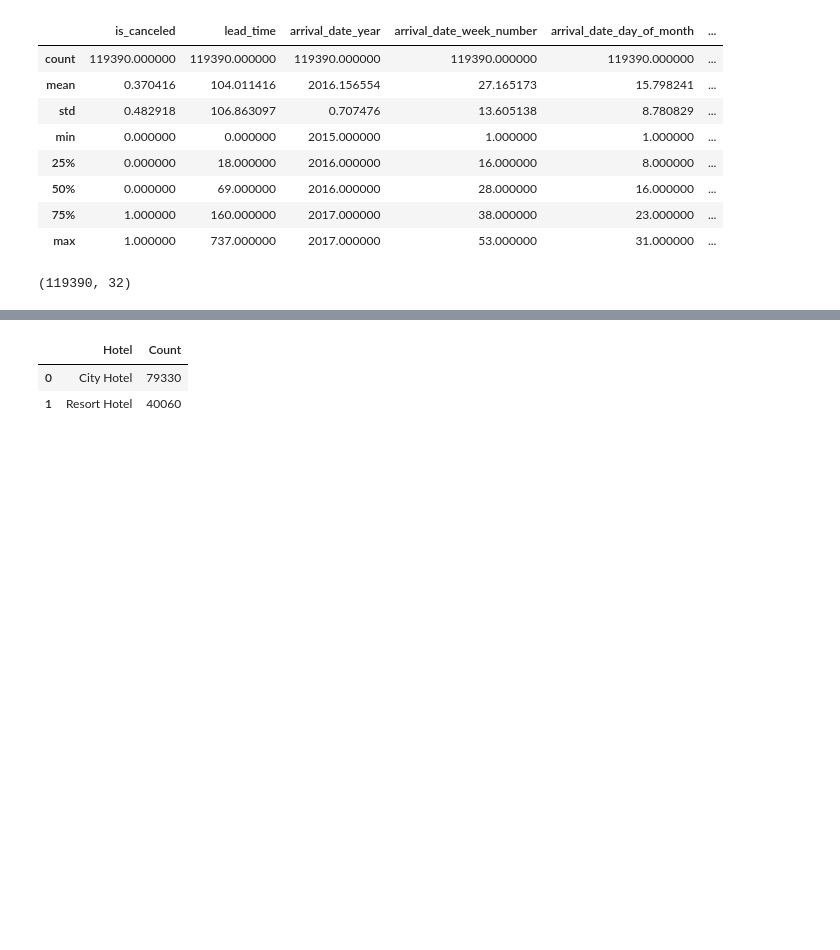
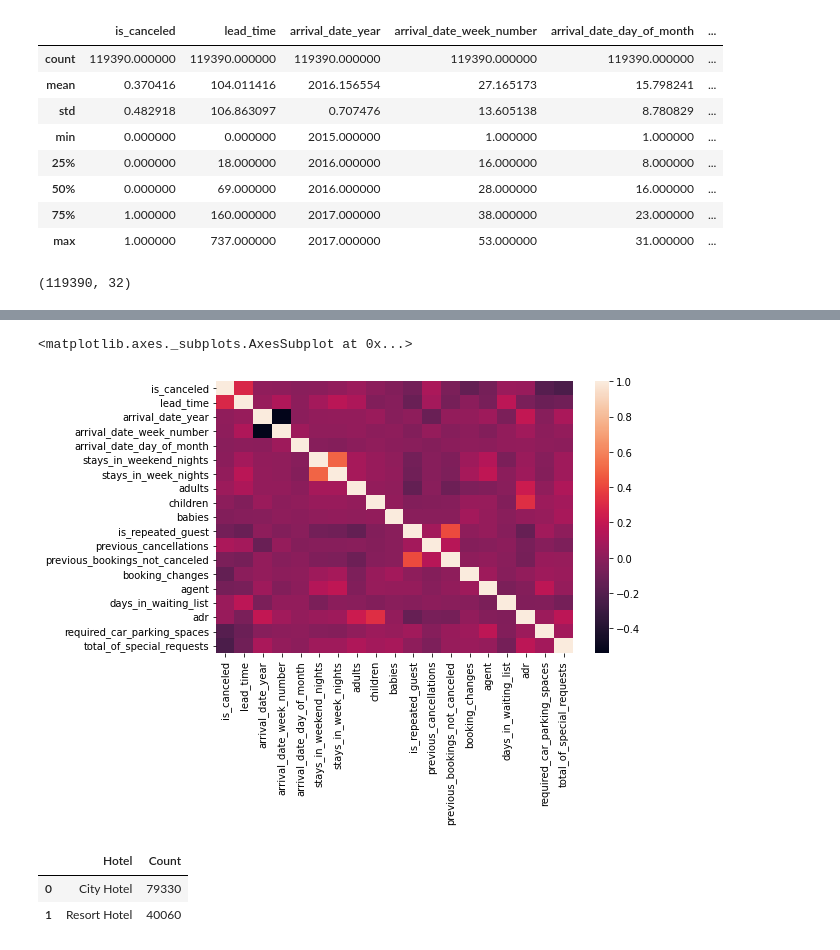
Before and after one commit to shiyasAli/EDA-project-Hotel-Booking-Analysis, a Jupyter notebook: Copy_of_Hotel_Booking_Analysis_Capstone_Project.ipynb, the cells around one changed output, grey strips where cells are left out. Drawn from its saved outputs; the diff is of its cells as text; code cells hidden in the pictures; blank space fills up the shorter version.

```diff
--- a/Copy_of_Hotel_Booking_Analysis_Capstone_Project.ipynb
+++ b/Copy_of_Hotel_Booking_Analysis_Capstone_Project.ipynb
@@ -76,0 +122,4 @@ df.shape
+# %%
+#dropping the company column.
+df=df.drop('company',axis=1)
+df.head()
@@ -77,3 +133,10 @@ df.shape
+# %%
+ #Finding general correlation
+ plt.figure(figsize=(8,5))
+sns.heatmap(df.corr())
+# %% [output]
+<matplotlib.axes._subplots.AxesSubplot at 0x...>
+[figure, added]
 # %%
 #To find out the number of bookings in different types of hotel.
 booking_by_hotel_type=df["hotel"].value_counts().reset_index().rename(columns={'index':'Hotel','hotel':'Count'})
```
Also changed, not shown: parts of 8 cells of this notebook.
